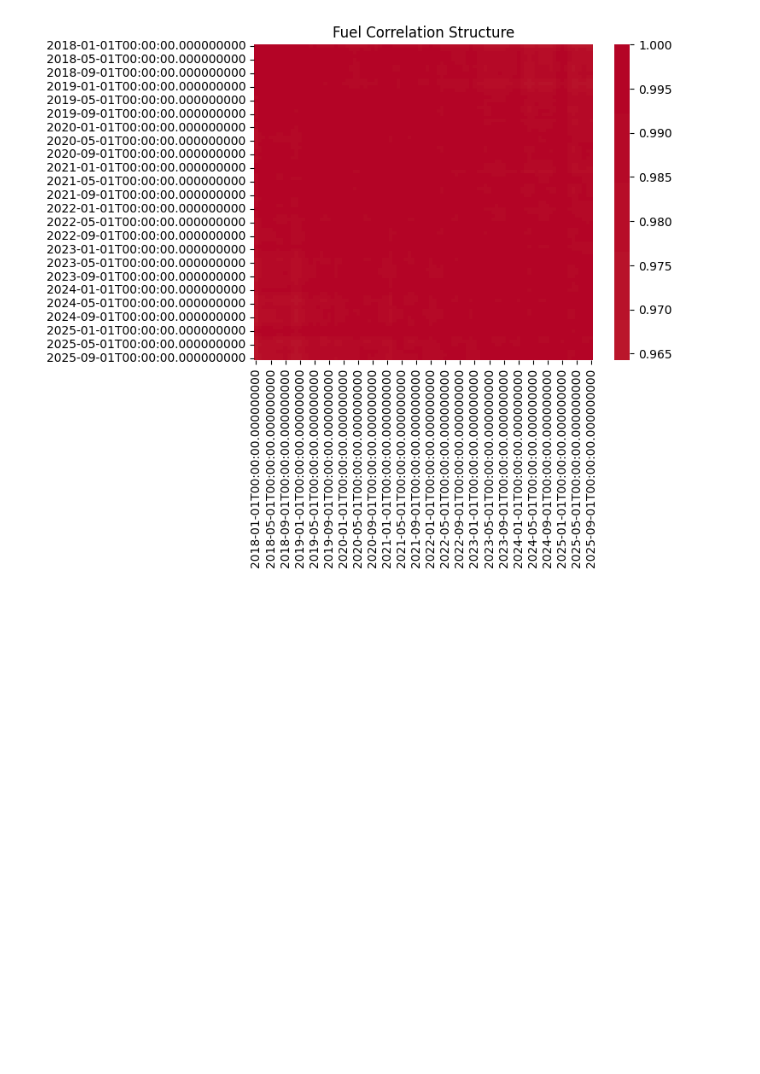
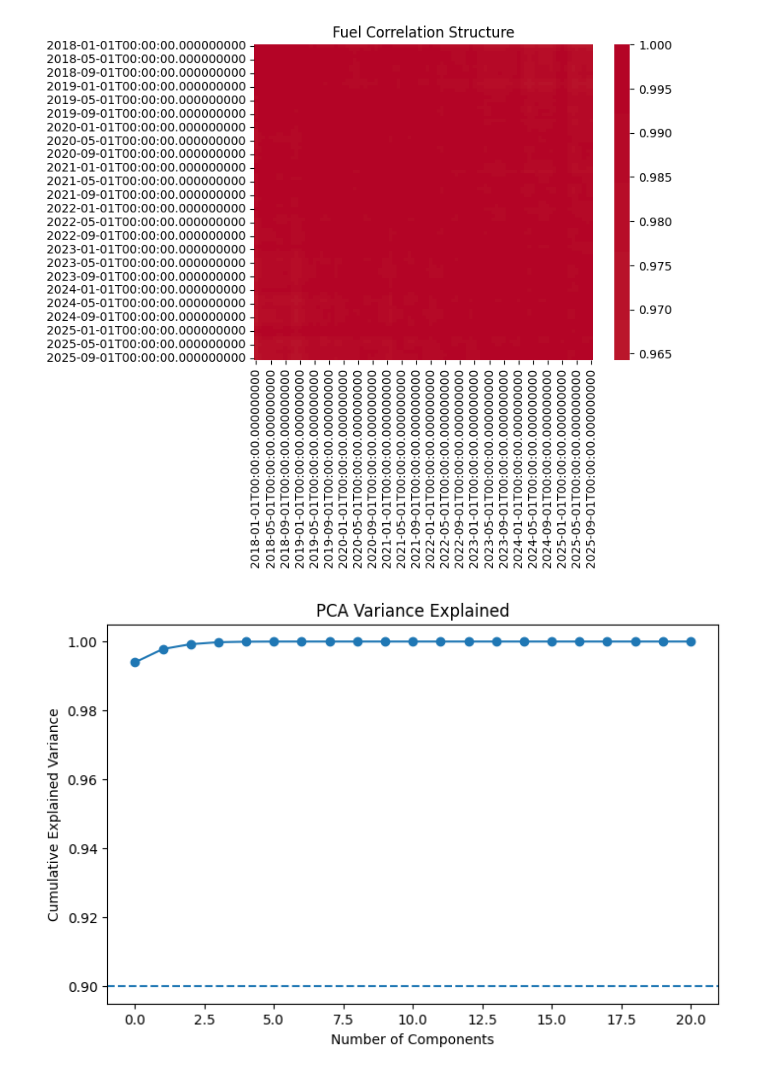
Before and after one commit to Nehemiahmageto/Unsupervised-Discovery-of-U.S.-Electricity-Consumption-Regimes-2015-2024-, a Jupyter notebook: model_2.ipynb, the cells around one changed output. Drawn from its saved outputs; the diff is of its cells as text; code cells hidden in the pictures; blank space fills up the shorter version.

```diff
--- a/model_2.ipynb
+++ b/model_2.ipynb
@@ -138,3 +138,22 @@ plt.title("Fuel Correlation Structure")
 plt.show()
 # %% [output]
 [figure]
+# %%
+from sklearn.decomposition import PCA
+import numpy as np
+import matplotlib.pyplot as plt
+
+pca = PCA()
+X_pca = pca.fit_transform(X_scaled)
+
+explained = np.cumsum(pca.explained_variance_ratio_)
+
+plt.figure(figsize=(8,5))
+plt.plot(explained, marker="o")
+plt.axhline(0.9, linestyle="--")
+plt.xlabel("Number of Components")
+plt.ylabel("Cumulative Explained Variance")
+plt.title("PCA Variance Explained")
+plt.show()
+# %% [output]
+[figure, added]
```
